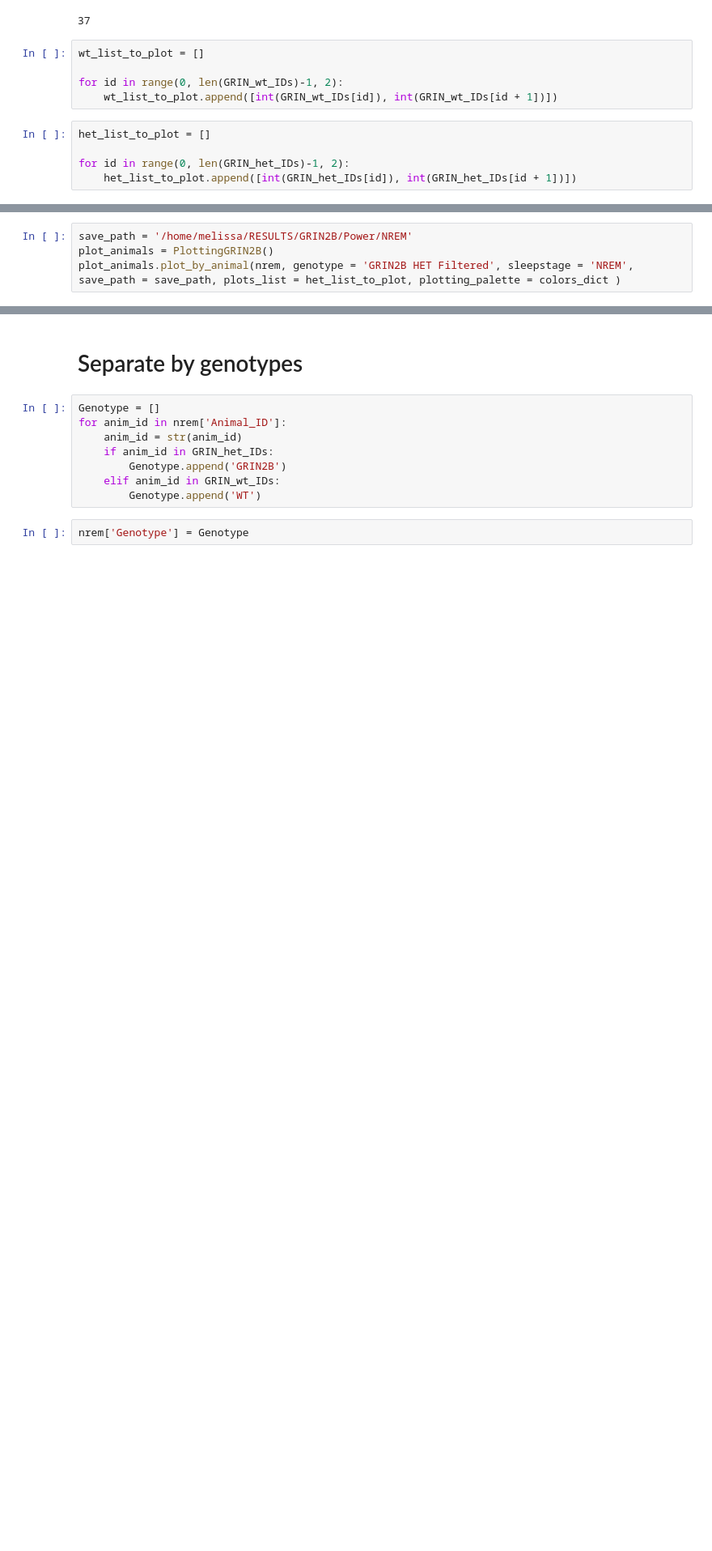
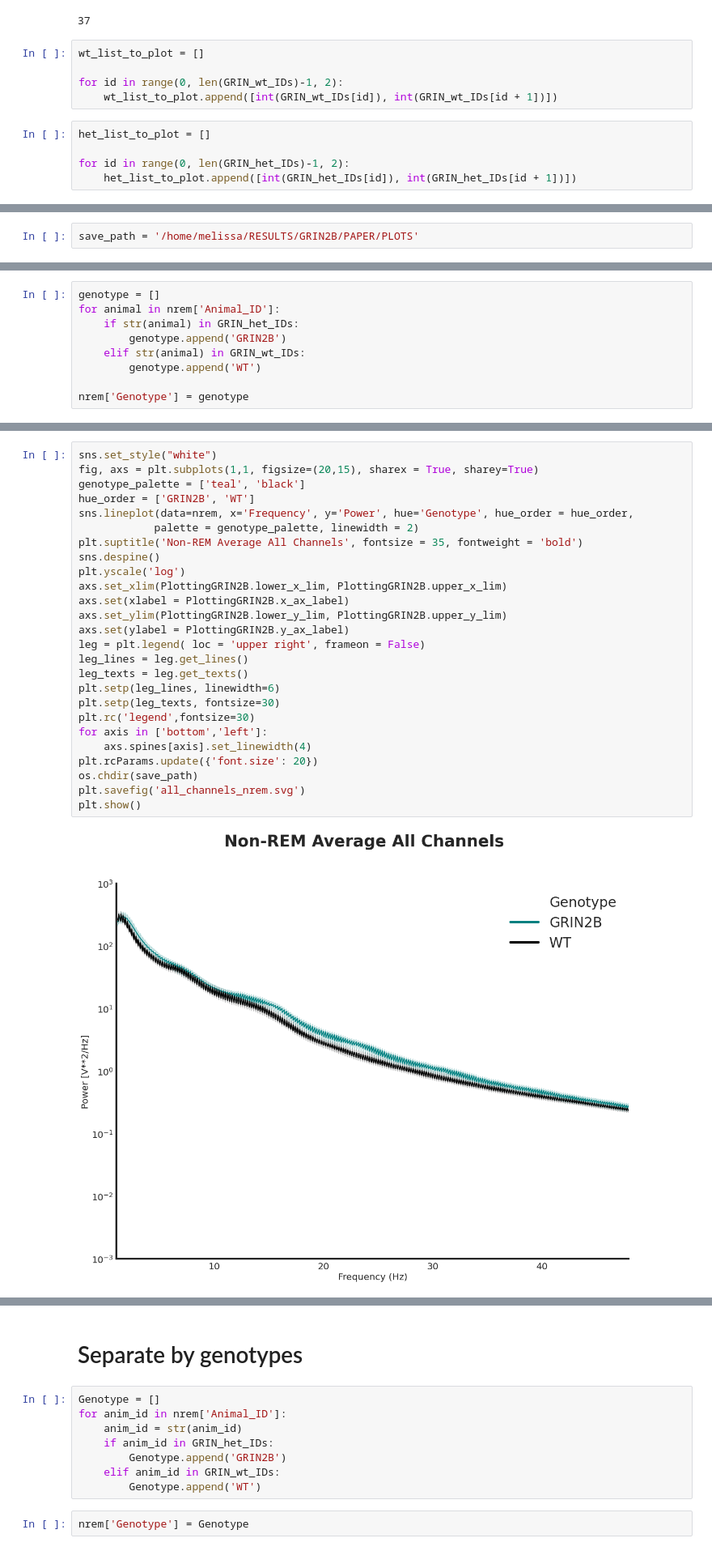
Before and after one commit to melissafasol/GRIN2B, a Jupyter notebook: notebooks/plotting_GRIN2B.ipynb, the cells around one changed output, grey strips where cells are left out. Shown at 81% size. Cells and saved outputs as stored; diff of their text form; blank space fills up the shorter version.

Commit message:
plots for sleepstage averages

```diff
--- a/notebooks/plotting_GRIN2B.ipynb
+++ b/notebooks/plotting_GRIN2B.ipynb
@@ -69,0 +72,2 @@ for id in range(0, len(GRIN_het_IDs)-1, 2):
+# %%
+save_path = '/home/melissa/RESULTS/GRIN2B/PAPER/PLOTS'
@@ -128,4 +83,0 @@ visual
-# %%
-save_path = '/home/melissa/RESULTS/GRIN2B/Power/NREM'
-plot_animals = PlottingGRIN2B()
-plot_animals.plot_by_animal(nrem, genotype = 'GRIN2B HET Filtered', sleepstage = 'NREM', save_path = save_path, plots_list = het_list_to_plot, plotting_palette = colors_dict )
@@ -137,0 +116,9 @@ KeyboardInterrupt:
+# %%
+genotype = []
+for animal in nrem['Animal_ID']:
+    if str(animal) in GRIN_het_IDs:
+        genotype.append('GRIN2B')
+    elif str(animal) in GRIN_wt_IDs:
+        genotype.append('WT')
+
+nrem['Genotype'] = genotype
@@ -137,0 +127,28 @@ KeyboardInterrupt:
+# %%
+sns.set_style("white")
+fig, axs = plt.subplots(1,1, figsize=(20,15), sharex = True, sharey=True)
+genotype_palette = ['teal', 'black']
+hue_order = ['GRIN2B', 'WT']
+sns.lineplot(data=nrem, x='Frequency', y='Power', hue='Genotype', hue_order = hue_order,
+            palette = genotype_palette, linewidth = 2)
+plt.suptitle('Non-REM Average All Channels', fontsize = 35, fontweight = 'bold')
+sns.despine()
+plt.yscale('log')
+axs.set_xlim(PlottingGRIN2B.lower_x_lim, PlottingGRIN2B.upper_x_lim)
+axs.set(xlabel = PlottingGRIN2B.x_ax_label)
+axs.set_ylim(PlottingGRIN2B.lower_y_lim, PlottingGRIN2B.upper_y_lim)
+axs.set(ylabel = PlottingGRIN2B.y_ax_label)
+leg = plt.legend( loc = 'upper right', frameon = False)
+leg_lines = leg.get_lines()
+leg_texts = leg.get_texts()
+plt.setp(leg_lines, linewidth=6)
+plt.setp(leg_texts, fontsize=30)
+plt.rc('legend',fontsize=30)
+for axis in ['bottom','left']:
+    axs.spines[axis].set_linewidth(4)
+plt.rcParams.update({'font.size': 20})
+os.chdir(save_path)
+plt.savefig('all_channels_nrem.svg')
+plt.show()
+# %% [output]
+[figure, added]
```
Also changed, not shown: parts of 21 cells of this notebook.
